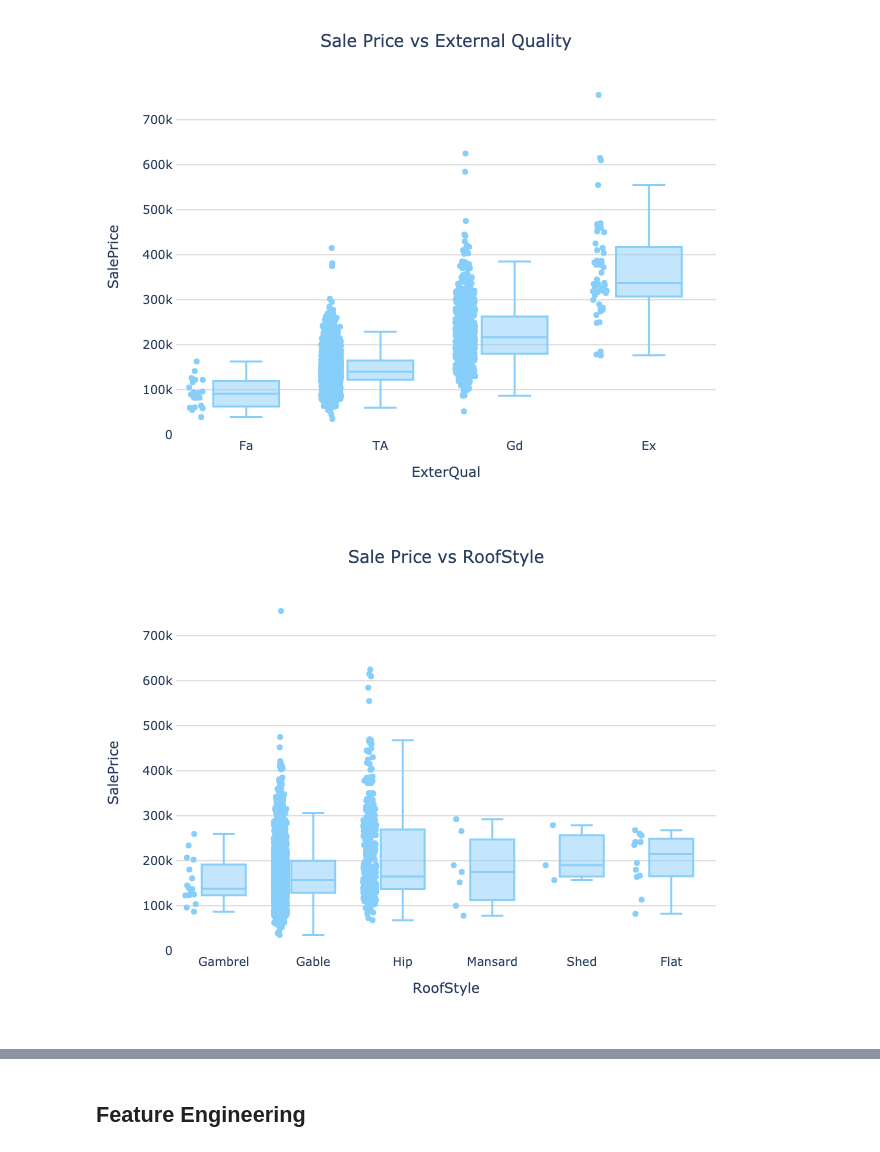
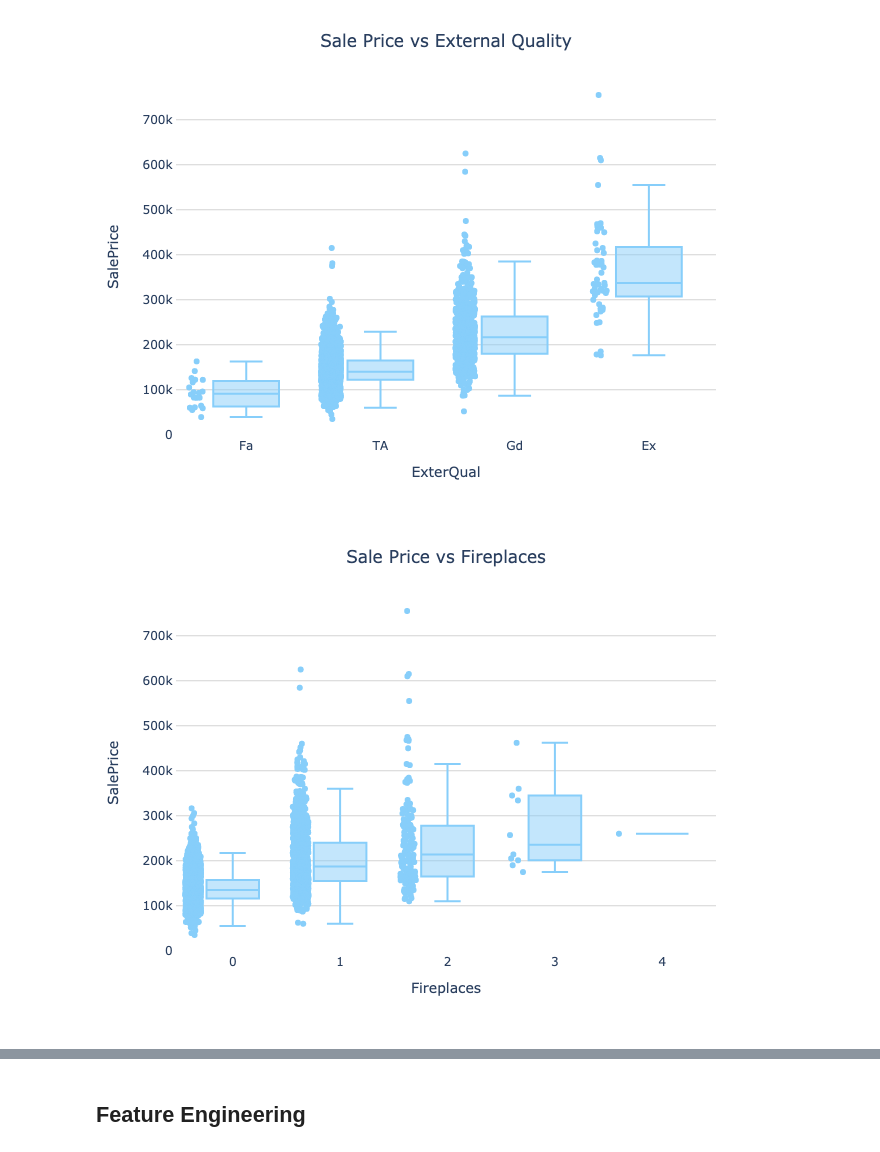
Before and after one commit to franciscapalacios/housing_project, a Jupyter notebook: Preprocessing.ipynb, the cells around one changed output, grey strips where cells are left out. Saved outputs shown, nothing was run; the diff lists cells and outputs as text; code cells hidden in the pictures.

```diff
--- a/Preprocessing.ipynb
+++ b/Preprocessing.ipynb
@@ -269,21 +283,17 @@ fig.update_yaxes(showline=True, gridcolor='lightgray')
 # %% [output]
 [figure]
 # %%
-# Sale Price distribution for each year
-order = df.groupby('RoofStyle').SalePrice.median().sort_values().index
-
 fig = px.box(
             df,
-            x='RoofStyle',
+            x='Fireplaces',
             y="SalePrice",
-            points="all",
-            category_orders={'RoofStyle':order})
+            points="all")
 
 fig.update_traces(marker_color = '#87CEFA')
 
-fig.update_layout(title='Sale Price vs RoofStyle', title_x=0.5, showlegend=False, plot_bgcolor='white')
+fig.update_layout(title='Sale Price vs Fireplaces', title_x=0.5, showlegend=False, plot_bgcolor='white')
 
 fig.update_xaxes(showline=False, gridcolor='white')
 fig.update_yaxes(showline=True, gridcolor='lightgray')
 # %% [output]
-[figure, old version]
+[figure, new version]
```
Also changed, not shown: parts of 12 cells of this notebook, 2 other files.
